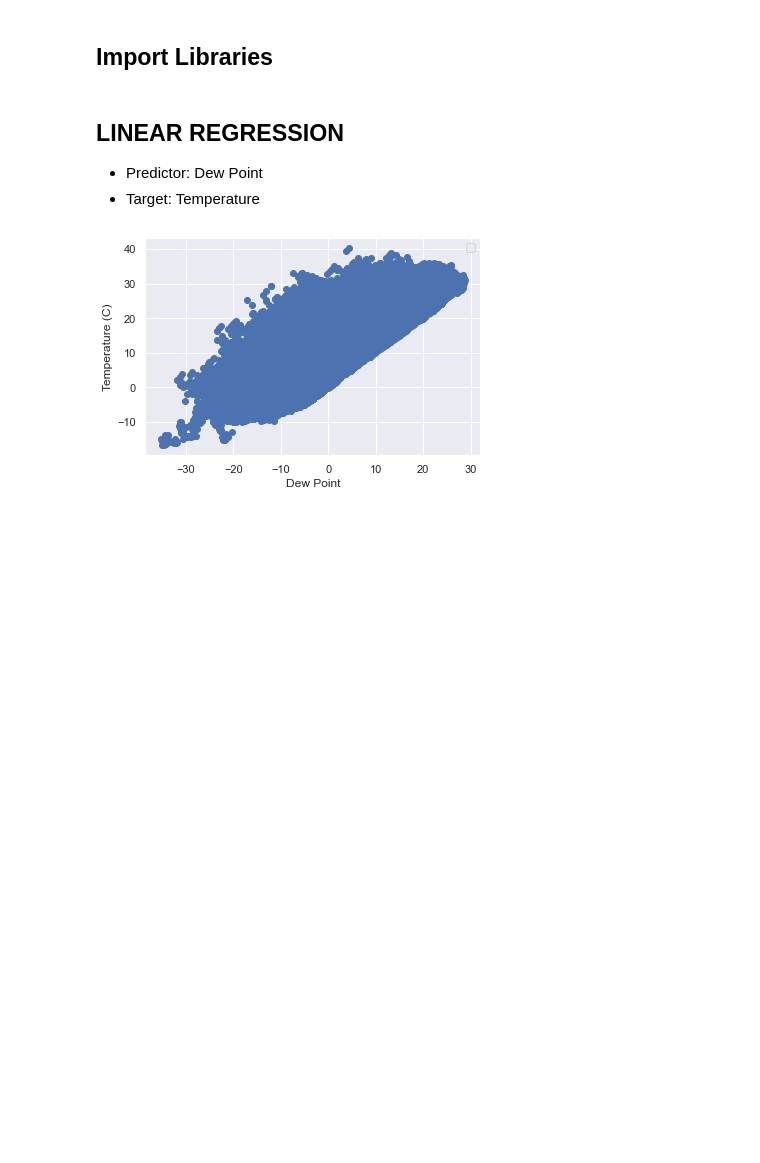
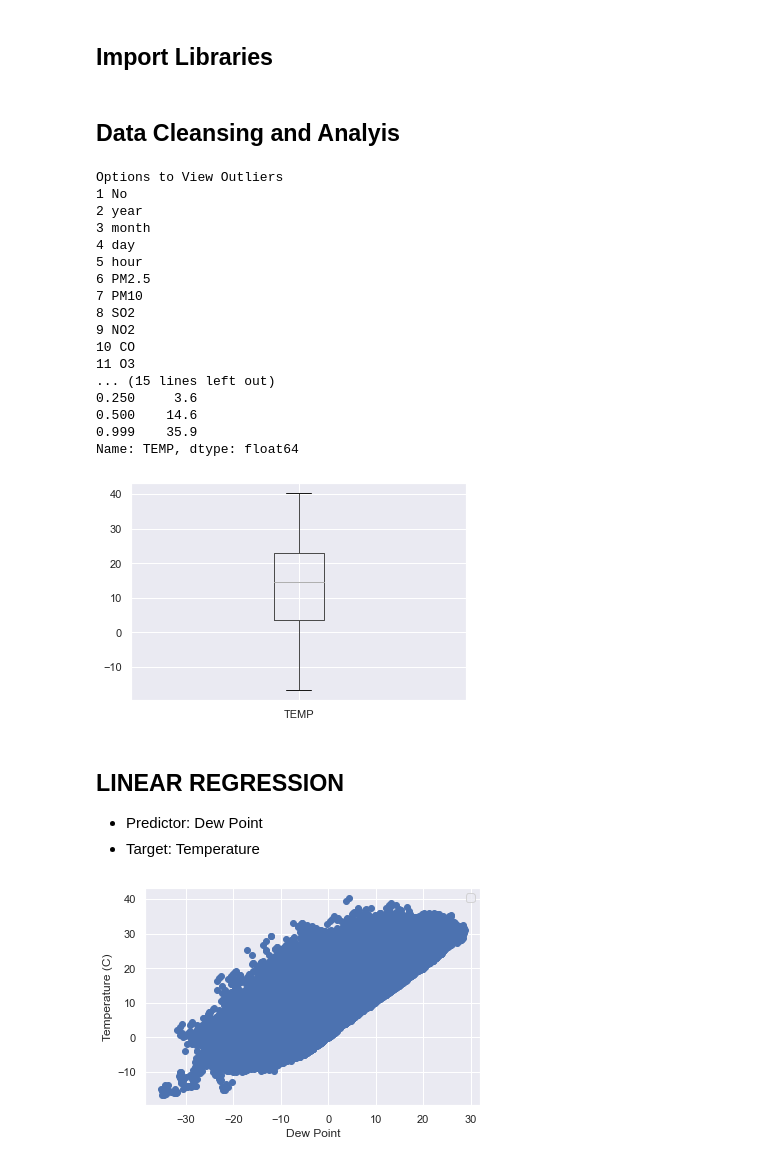
Before and after one commit to Skahlon7/ML-Application, a Jupyter notebook: DS612_Beijing.ipynb, the cells around one changed output. Cells and saved outputs as stored; diff of their text form; code cells hidden in the pictures; blank space fills up the shorter version.

```diff
--- a/DS612_Beijing.ipynb
+++ b/DS612_Beijing.ipynb
@@ -14,6 +14,8 @@ import seaborn as sb
 sb.set()
 
 df = pd.read_csv('/Users/sandeepk/Downloads/Beijing_Data/Beijing_Weather.csv')
+# %% [markdown]
+## Data Cleansing and Analyis
 # %%
 #Clean Dataset
 df.dropna(subset=['DEWP', 'TEMP'])
@@ -22,9 +24,45 @@ df =df[~df.isin([np.nan, np.inf, -np.inf]).any(1)]
 #Recieve na reporting
 ls = list(df.columns)
 for x in ls:
-    if sum(df[x].isna()) >= 0:
+    if sum(df[x].isna()) > 0:
         print(x)
         print(sum(df[x].isna()))
+# %%
+index = 0
+print("Options to View Outliers")
+for x in df.columns:
+    index += 1
+    print(index, x)
+choice = int(input())
+z = df.columns[choice-1]
+bplot = df.boxplot(column = [z])
+print("Descriptive Statistics")
+print('---------------------')
+print(f'MAX: {df[z].max():,.2f}')
+print(f'MIN: {df[z].min():,.2f}')
+print(f'AVG: {df[z].mean():,.2f}')
+print(f'STDV: {df[z].std():,.2f}')
+print("Percentiles:")
+print(df[z].quantile(q=[0.25,0.5,0.999]))
+# %% [output]
+Options to View Outliers
+1 No
+2 year
+3 month
+4 day
+5 hour
+6 PM2.5
+7 PM10
+8 SO2
+9 NO2
+10 CO
+11 O3
+... (15 lines left out)
+0.250     3.6
+0.500    14.6
+0.999    35.9
+Name: TEMP, dtype: float64
+[figure, added]
 # %% [markdown]
 ## LINEAR REGRESSION
 - Predictor: Dew Point
```
Also changed, not shown: parts of 24 cells of this notebook, 1 other file.
